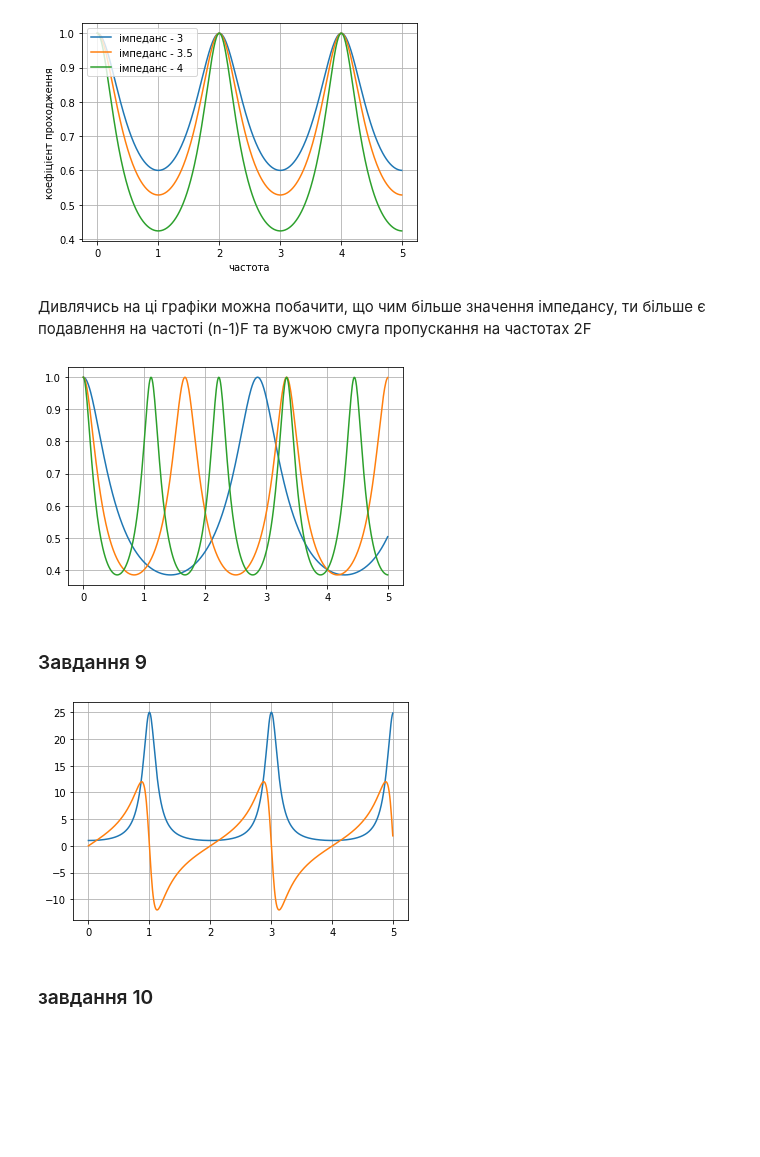
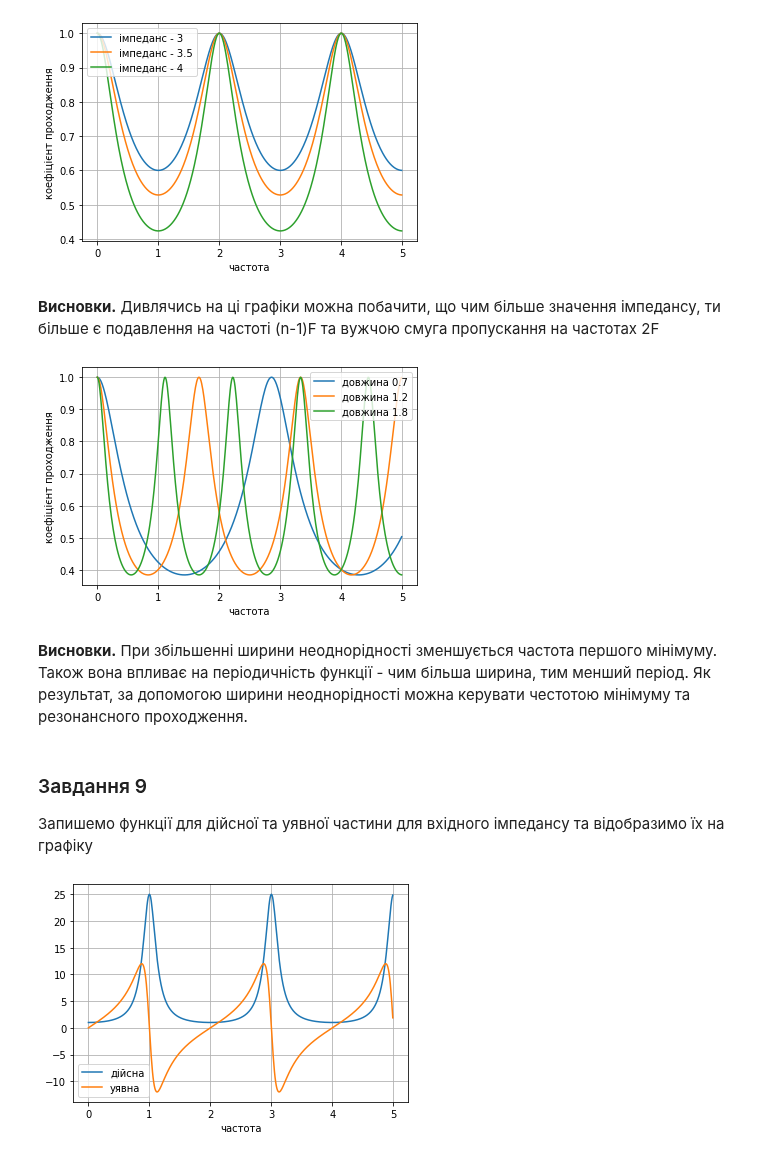
Before and after one commit to angpysha/aspiratura_imtr, a Jupyter notebook: nelin11.ipynb, the cells around one changed output. Saved outputs shown, nothing was run; the diff lists cells and outputs as text; code cells hidden in the pictures; blank space fills up the shorter version.

```diff
--- a/nelin11.ipynb
+++ b/nelin11.ipynb
@@ -158,21 +158,28 @@ plt.show()
 # %% [output]
 [figure]
 # %% [markdown]
-Дивлячись на ці графіки можна побачити, що чим більше значення імпедансу, ти більше є подавлення на частоті (n-1)F та вужчою смуга пропускання на частотах 2F
+**Висновки.** Дивлячись на ці графіки можна побачити, що чим більше значення імпедансу, ти більше є подавлення на частоті (n-1)F та вужчою смуга пропускання на частотах 2F
 # %%
 t8_07_5 = t8vec(ff,0.7,5)
 t8_12_5 = t8vec(ff,1.2,5)
 t8_18_5 = t8vec(ff,1.8,5)
 # %%
-plt.plot(ff,t8_07_5)
-plt.plot(ff,t8_12_5)
-plt.plot(ff,t8_18_5)
+ax3 = plt.subplot(111)
+ax3.plot(ff,t8_07_5, label='довжина 0.7')
+ax3.plot(ff,t8_12_5, label='довжина 1.2')
+ax3.plot(ff,t8_18_5, label='довжина 1.8')
 plt.grid(True)
+ax3.legend()
+plt.xlabel('частота')
+plt.ylabel('коефіцієнт проходження')
 plt.show()
 # %% [output]
-[figure, old version]
+[figure, new version]
-# %% [markdown]
-### Завдання 9
+# %% [markdown]
+**Висновки.** При збільшенні ширини неоднорідності зменшується частота першого мінімуму. Також вона впливає на періодичність функції - чим більша ширина, тим менший період. Як результат, за допомогою ширини неоднорідності можна керувати честотою мінімуму та резонансного проходження.
+# %% [markdown]
+### Завдання 9
+Запишемо функції для дійсної та уявної частини для вхідного імпедансу та відобразимо їх на графіку
 # %%
 def rez2(f):
     return np.real(z2(f))
@@ -186,11 +193,12 @@ imze2vec=np.vectorize(imz2)
 rez2vals = rez2vec(ff)
 imz2vals = imze2vec(ff)
 # %%
-plt.plot(ff,rez2vals)
-plt.plot(ff,imz2vals)
+ax4 = plt.subplot(111)
+ax4.plot(ff,rez2vals, label='дійсна')
+ax4.plot(ff,imz2vals,  label='уявна')
+ax4.legend()
 plt.grid(True)
+plt.xlabel('частота')
 plt.show()
 # %% [output]
-[figure, old version]
+[figure, new version]
-# %% [markdown]
-### завдання 10
```
Also changed, not shown: parts of 7 cells of this notebook.
